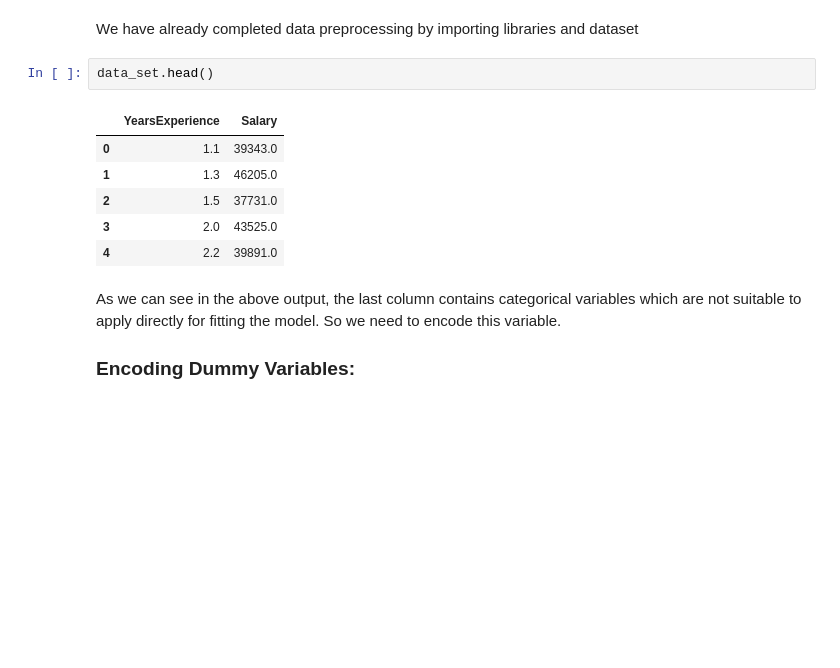
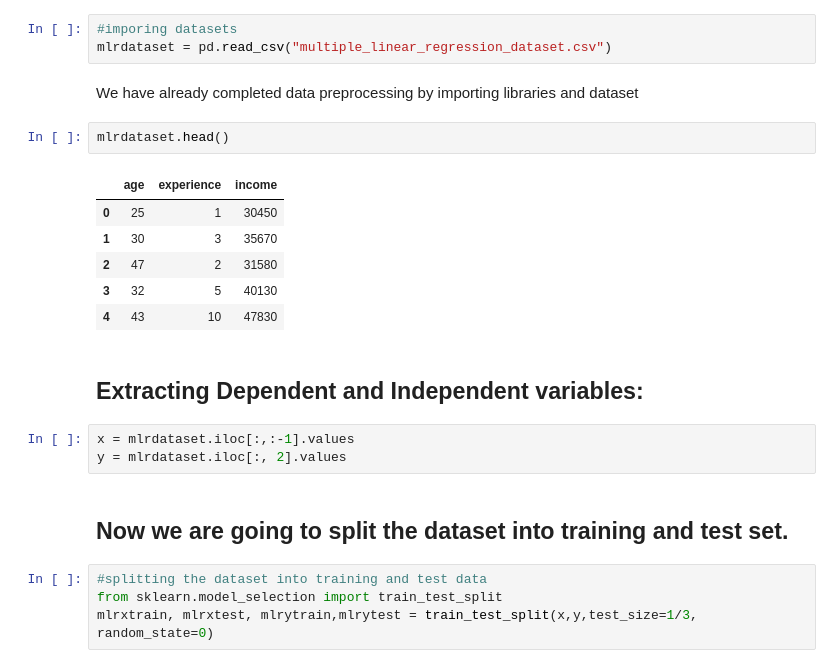
Before and after one commit to Imrkraghu/Rohit_AI_ML, a Jupyter notebook: Rohit_AI_ML/AI_algorithms/regressionanalysis.ipynb, the cells around one changed output. Drawn from its saved outputs; the diff is of its cells as text; blank space fills up the shorter version.

Commit message:
mlr completed with dataset of age, experience,and salary

```diff
--- a/Rohit_AI_ML/AI_algorithms/regressionanalysis.ipynb
+++ b/Rohit_AI_ML/AI_algorithms/regressionanalysis.ipynb
@@ -230,15 +237,25 @@ R-Squared: 1.0250845592291649
+# %%
+#imporing datasets
+mlrdataset = pd.read_csv("multiple_linear_regression_dataset.csv")
 # %% [markdown]
 We have already completed data preprocessing by importing libraries and dataset
 # %%
-data_set.head()
+mlrdataset.head()
 # %% [output]
-|  | YearsExperience | Salary |
-| 0 | 1.1 | 39343.0 |
-| 1 | 1.3 | 46205.0 |
-| 2 | 1.5 | 37731.0 |
-| 3 | 2.0 | 43525.0 |
-| 4 | 2.2 | 39891.0 |
+|  | age | experience | income |
+| 0 | 25 | 1 | 30450 |
+| 1 | 30 | 3 | 35670 |
+| 2 | 47 | 2 | 31580 |
+| 3 | 32 | 5 | 40130 |
+| 4 | 43 | 10 | 47830 |
-# %% [markdown]
-As we can see in the above output, the last column contains categorical variables which are not suitable to apply directly for fitting the model. So we need to encode this variable.
-
-### Encoding Dummy Variables:
+# %% [markdown]
+## Extracting Dependent and Independent variables:
+# %%
+x = mlrdataset.iloc[:,:-1].values
+y = mlrdataset.iloc[:, 2].values
+# %% [markdown]
+## Now we are going to split the dataset into training and test set.
+# %%
+#splitting the dataset into training and test data
+from sklearn.model_selection import train_test_split
+mlrxtrain, mlrxtest, mlrytrain,mlrytest = train_test_split(x,y,test_size=1/3, random_state=0)
```
Also changed, not shown: parts of 11 cells of this notebook, 3 other files.
